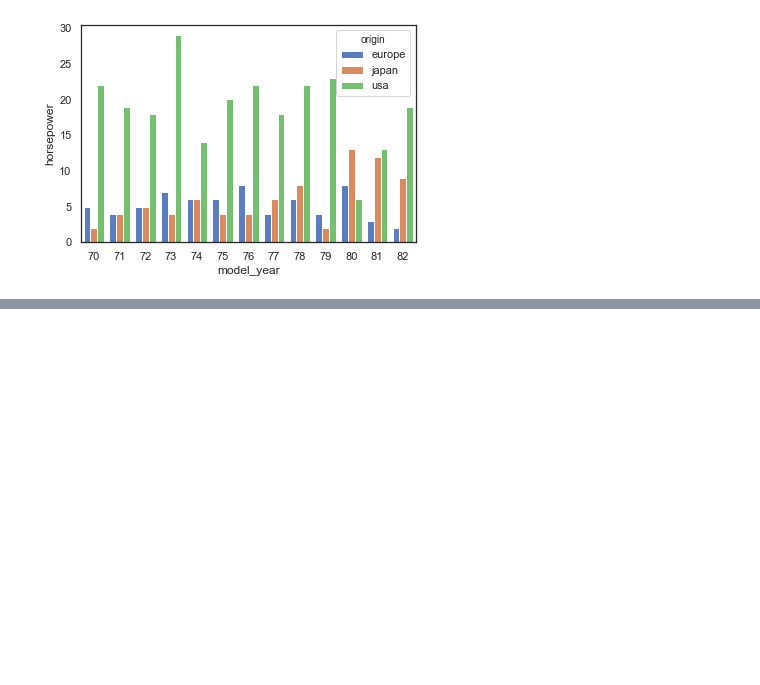
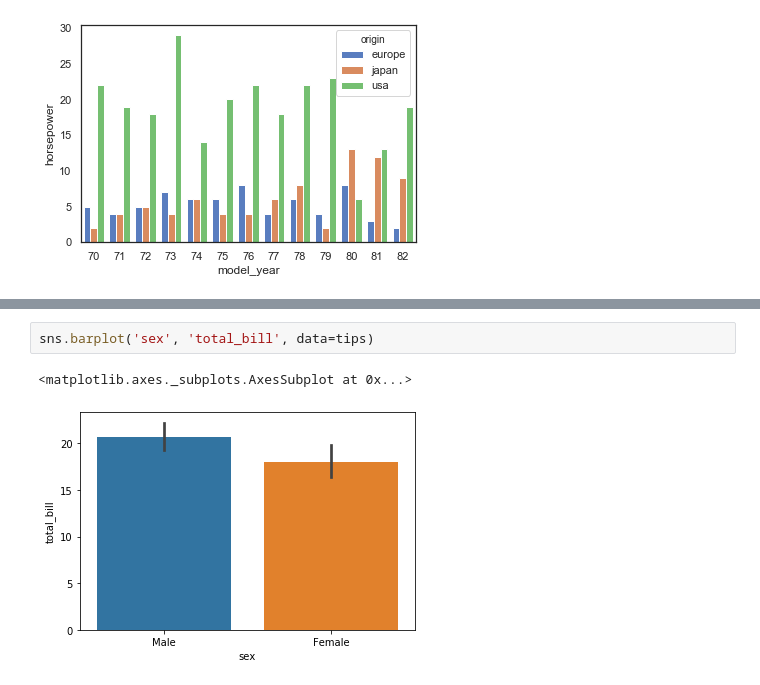
Before and after one commit to maydinn/python_lessons_notes, a Jupyter notebook: seaborn.ipynb, the cells around one changed output, grey strips where cells are left out. Saved outputs shown, nothing was run; the diff lists cells and outputs as text; blank space fills up the shorter version.

```diff
--- a/seaborn.ipynb
+++ b/seaborn.ipynb
@@ -253,0 +302,5 @@ sns.barplot('model_year', 'horsepower', data = df, hue = 'origin')
+# %%
+sns.barplot('sex', 'total_bill', data=tips)
+# %% [output]
+<matplotlib.axes._subplots.AxesSubplot at 0x...>
+[figure, added]
```
Also changed, not shown: parts of 27 cells of this notebook, 2 other files.
